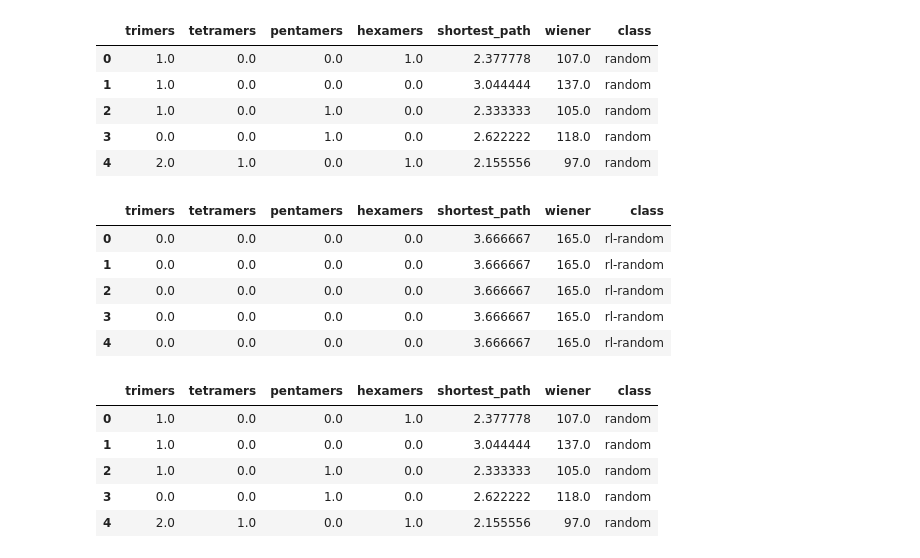
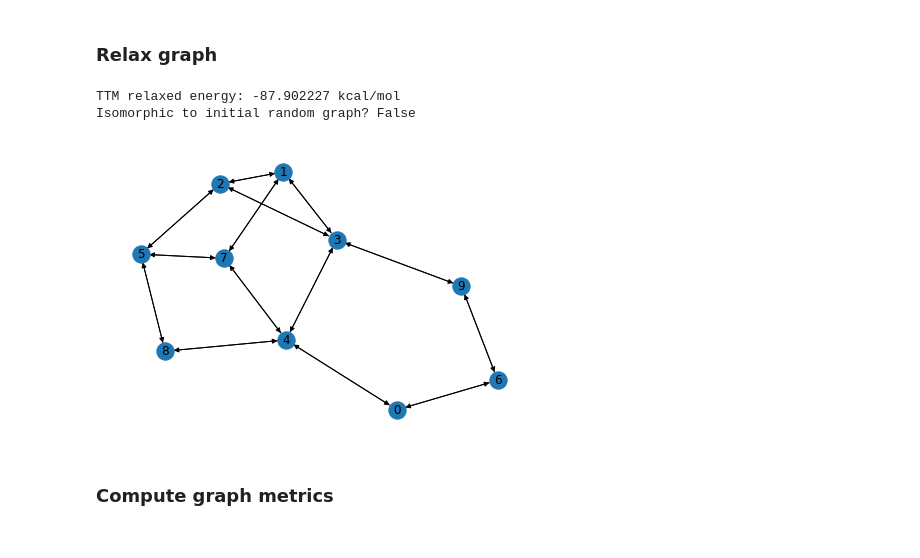
Before and after one commit to exalearn/hydronet, a Jupyter notebook: misc/random_graph_generation.ipynb, the cells around one changed output. Drawn from its saved outputs; the diff is of its cells as text; code cells hidden in the pictures.

```diff
--- a/misc/random_graph_generation.ipynb
+++ b/misc/random_graph_generation.ipynb
@@ -37,54 +26,14 @@ db.head()
-# %%
-# generate sample
-
-if generate_random:
-    df = randomg.generate_random_sample(n_waters, n=95820) #len(db))
-    df['class']='random'
-    df.to_csv(f'data/W{n_waters}_random_graph_metrics.csv', index=False)
-else:
-    df = pd.read_csv(f'data/W{n_waters}_random_graph_metrics.csv')
-df.head()
-# %% [output]
-|  | trimers | tetramers | pentamers | hexamers | shortest_path | wiener | class |
-| 0 | 1.0 | 0.0 | 0.0 | 1.0 | 2.377778 | 107.0 | random |
-| 1 | 1.0 | 0.0 | 0.0 | 0.0 | 3.044444 | 137.0 | random |
-| 2 | 1.0 | 0.0 | 1.0 | 0.0 | 2.333333 | 105.0 | random |
-| 3 | 0.0 | 0.0 | 1.0 | 0.0 | 2.622222 | 118.0 | random |
-| 4 | 2.0 | 1.0 | 0.0 | 1.0 | 2.155556 | 97.0 | random |
-# %%
-## load rl
-
-drl =  pd.read_pickle('outputs/rl_outputs.pkl')
-
-def get_metrics_from_df(df, n_waters, column='graph'):
-    labels=['trimers','tetramers','pentamers','hexamers','shortest_path','wiener']
-    df = df.loc[df['size']==10]
-    data=np.vstack([metrics.compute_metrics(df.iloc[i][column]) for i in range(len(df))]).T
-
-    df_metrics=pd.DataFrame({labels[i]:data[i] for i in range(len(labels))})
-
-    return df_metrics
-
-dr = get_metrics_from_df(drl, n_waters, column='graph')
-dr['class']='rl'
-dr.head()
-# %% [output]
-|  | trimers | tetramers | pentamers | hexamers | shortest_path | wiener | class |
-| 0 | 0.0 | 0.0 | 0.0 | 0.0 | 3.666667 | 165.0 | rl-random |
-| 1 | 0.0 | 0.0 | 0.0 | 0.0 | 3.666667 | 165.0 | rl-random |
-| 2 | 0.0 | 0.0 | 0.0 | 0.0 | 3.666667 | 165.0 | rl-random |
-| 3 | 0.0 | 0.0 | 0.0 | 0.0 | 3.666667 | 165.0 | rl-random |
-| 4 | 0.0 | 0.0 | 0.0 | 0.0 | 3.666667 | 165.0 | rl-random |
-# %%
-# join
-
-dd = pd.concat([df,db], ignore_index=True)
-dd.to_csv(f'data/W{n_waters}_metric_comparison.csv', index=False)
-dd.head()
-# %% [output]
-|  | trimers | tetramers | pentamers | hexamers | shortest_path | wiener | class |
-| 0 | 1.0 | 0.0 | 0.0 | 1.0 | 2.377778 | 107.0 | random |
-| 1 | 1.0 | 0.0 | 0.0 | 0.0 | 3.044444 | 137.0 | random |
-| 2 | 1.0 | 0.0 | 1.0 | 0.0 | 2.333333 | 105.0 | random |
-| 3 | 0.0 | 0.0 | 1.0 | 0.0 | 2.622222 | 118.0 | random |
-| 4 | 2.0 | 1.0 | 0.0 | 1.0 | 2.155556 | 97.0 | random |
+# %% [markdown]
+### Relax graph
+# %%
+Gr = randomg.graph_relaxation(G)
+print(f"TTM relaxed energy: {Gr.graph['energy']:0.6f} kcal/mol")
+print(f"Isomorphic to initial random graph? {nx.is_isomorphic(G, Gr)}")
+
+nx.draw_spring(Gr, with_labels = True)
+# %% [output]
+TTM relaxed energy: -87.902227 kcal/mol
+Isomorphic to initial random graph? False
+[figure, added]
+# %% [markdown]
+### Compute graph metrics
```
Also changed, not shown: parts of 16 cells of this notebook, 2 other files.
